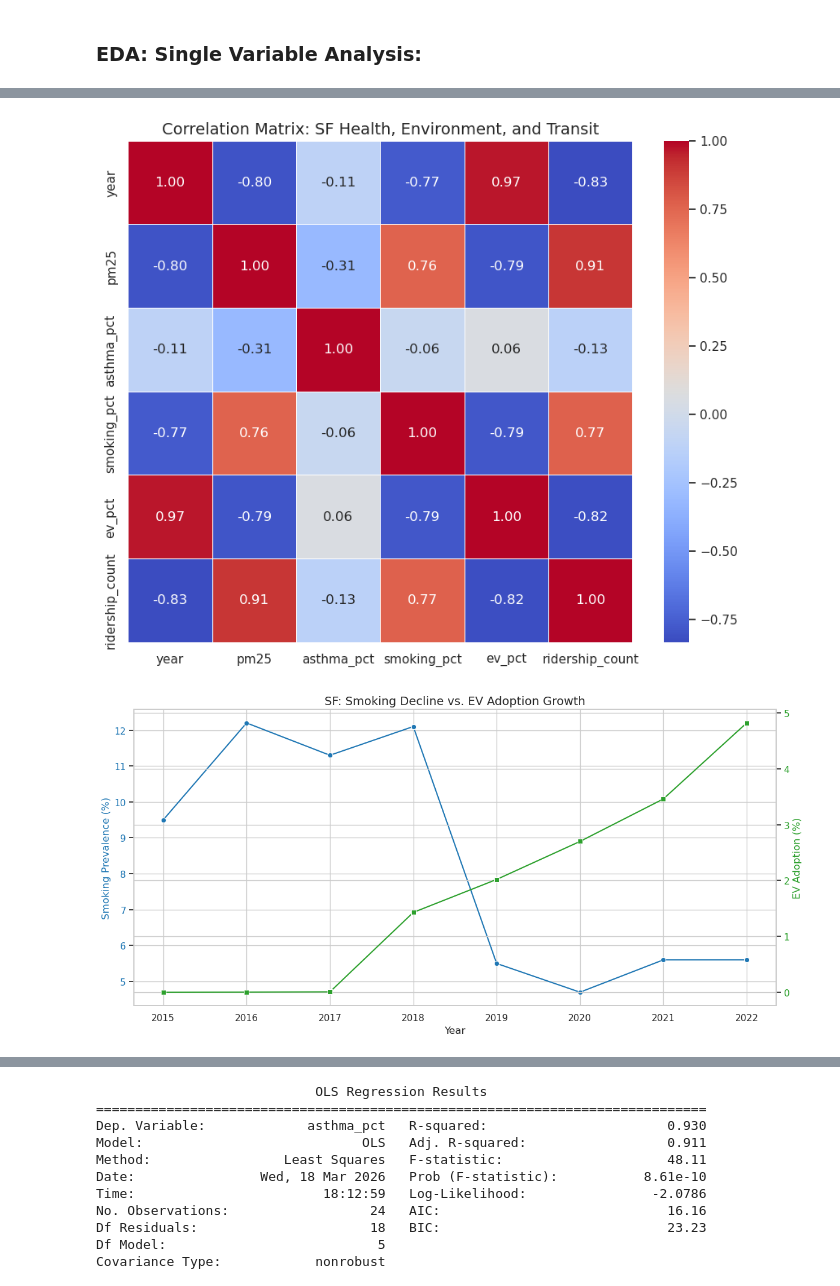
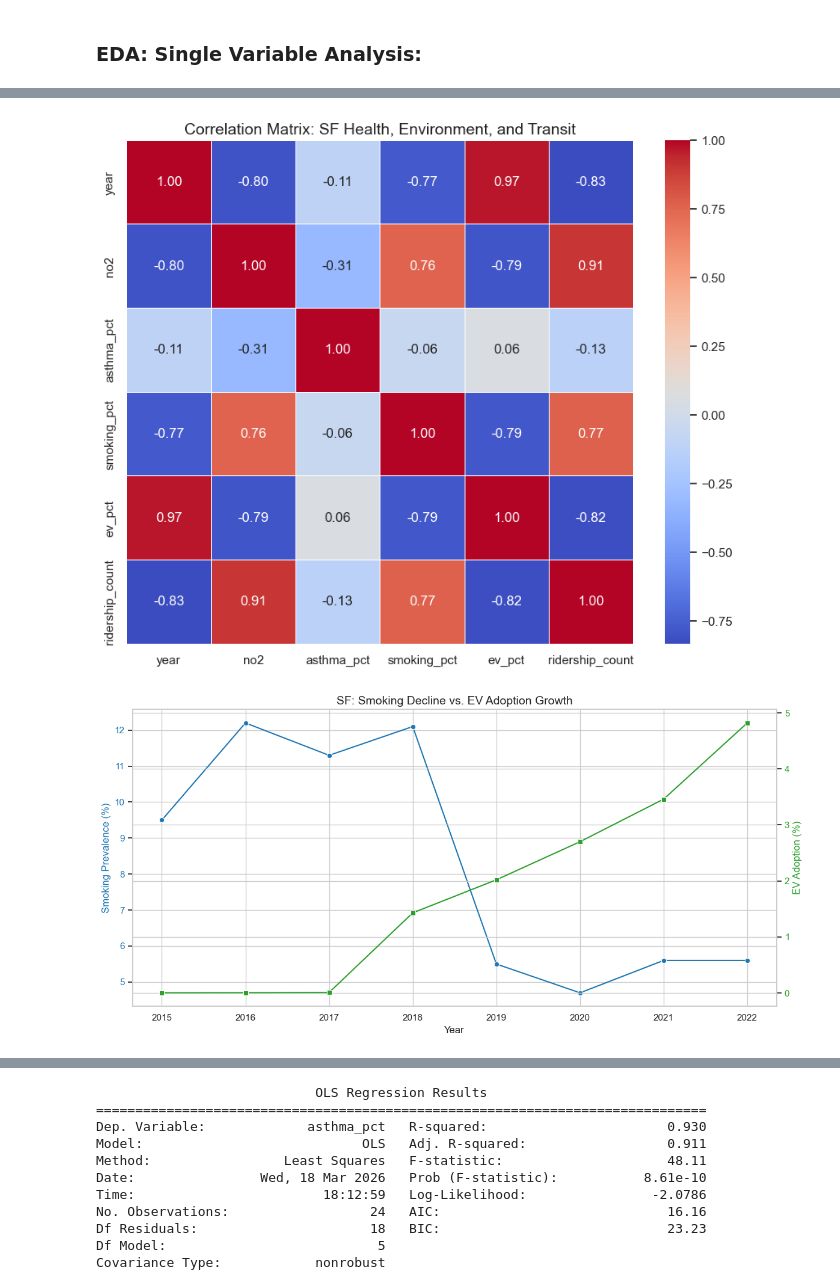
Before and after one commit to COGS108/Group026_WI26, a Jupyter notebook: 03-FinalProject.ipynb, the cells around one changed output, grey strips where cells are left out. Drawn from its saved outputs; the diff is of its cells as text; code cells hidden in the pictures.

```diff
--- a/03-FinalProject.ipynb
+++ b/03-FinalProject.ipynb
@@ -417,36 +420,36 @@ The goal of this EDA is to:
 # %%
 sns.set_theme(style="whitegrid")
 
 # correlation heatmap
 plt.figure(figsize=(10, 8))
 sns.heatmap(sf_df.drop(columns="city").corr(), annot=True, cmap='coolwarm', fmt=".2f", linewidths=0.5)
 plt.title('Correlation Matrix: SF Health, Environment, and Transit', fontsize=14)
 plt.show()
 
 # smoking vs ev adoption (dual axis)
 fig, ax1 = plt.subplots(figsize=(12, 6))
 
 ax1.set_xlabel('Year')
 ax1.set_ylabel('Smoking Prevalence (%)', color='tab:blue', fontsize=12)
 sns.lineplot(data=sf_df, x='year', y='smoking_pct', ax=ax1, color='tab:blue', marker='o')
 ax1.tick_params(axis='y', labelcolor='tab:blue')
 
 ax2 = ax1.twinx()
 ax2.set_ylabel('EV Adoption (%)', color='tab:green', fontsize=12)
 sns.lineplot(data=sf_df, x='year', y='ev_pct', ax=ax2, color='tab:green', marker='s')
 ax2.tick_params(axis='y', labelcolor='tab:green')
 
 plt.title('SF: Smoking Decline vs. EV Adoption Growth', fontsize=14)
 fig.tight_layout()
 plt.show()
 
-# pm2.5 vs asthma scatter
+# no2 vs asthma scatter
 plt.figure(figsize=(10, 6))
-sns.scatterplot(data=sf_df, x='pm25', y='asthma_pct', hue='year', palette='viridis', s=100)
-plt.title('SF: PM2.5 vs. Asthma Rates', fontsize=14)
-plt.xlabel('PM2.5 (Lower is Better)')
+sns.scatterplot(data=sf_df, x='no2', y='asthma_pct', hue='year', palette='viridis', s=100)
+plt.title('SF: NO2 vs. Asthma Rates', fontsize=14)
+plt.xlabel('NO2 (Lower is Better)')
 plt.ylabel('Asthma Rate (%)')
 plt.show()
 # %% [output]
-[figure, old version]
+[figure, new version]
-[figure, old version]
+[figure, new version]
```
Also changed, not shown: parts of 35 cells of this notebook, 3 other files.
